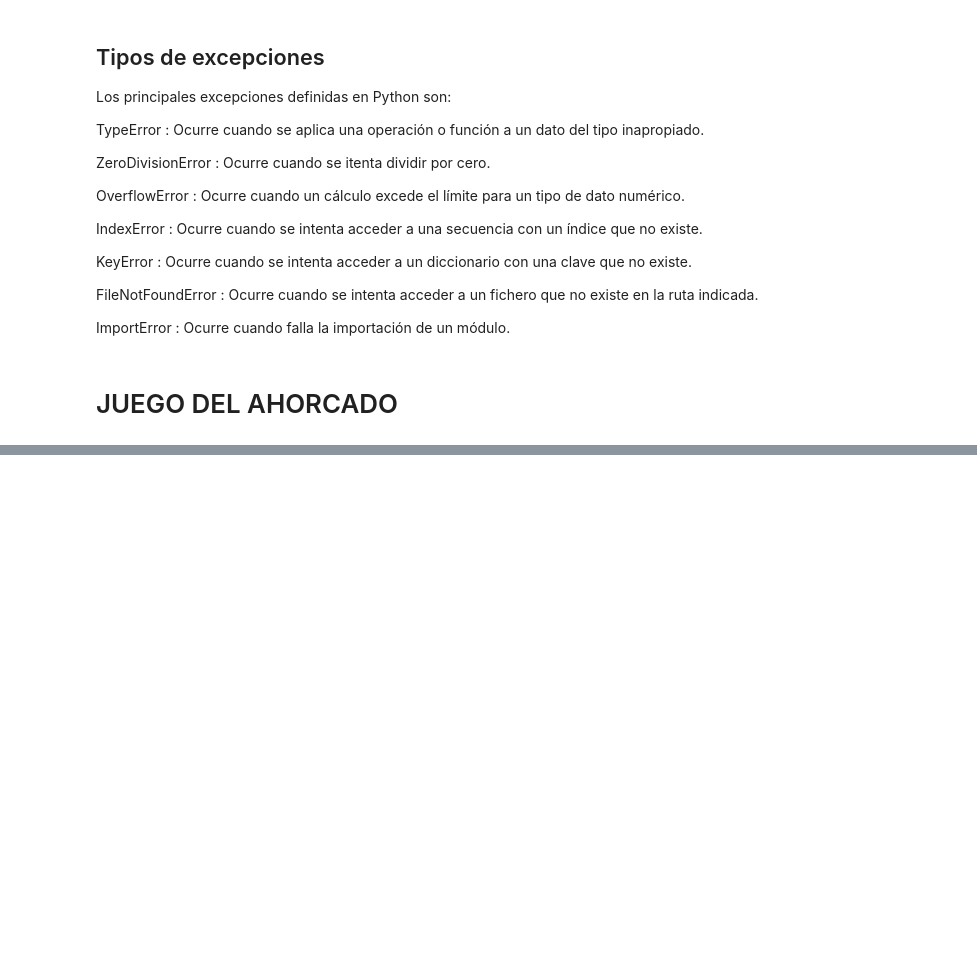
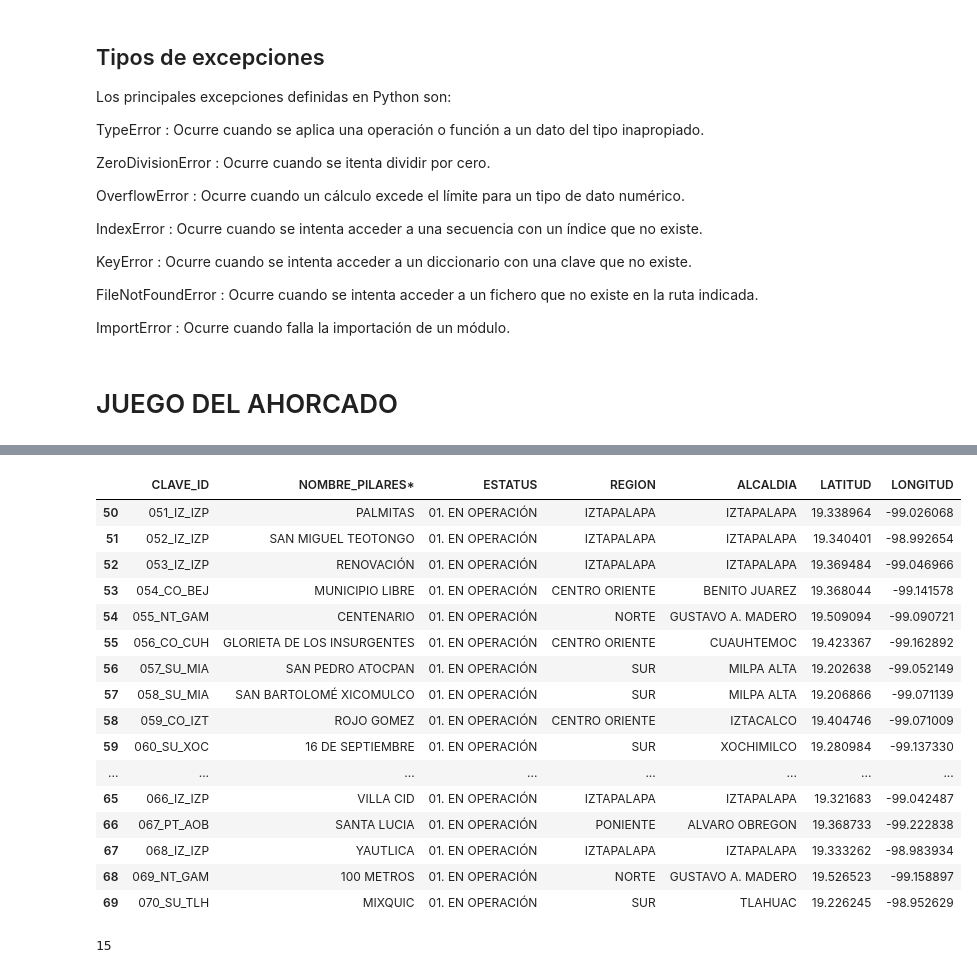
Before and after one commit to escuelaDeCodigoMargaritaMaza/Python, a Jupyter notebook: CuadernoTrabajo.ipynb, the cells around one changed output, grey strips where cells are left out. Saved outputs shown, nothing was run; the diff lists cells and outputs as text; code cells hidden in the pictures; blank space fills up the shorter version.

```diff
--- a/CuadernoTrabajo.ipynb
+++ b/CuadernoTrabajo.ipynb
@@ -1750,0 +2021,25 @@ jugador1.jugar()
+# %%
+pilares.iloc[50]
+pilares.iloc[50:70]
+# %% [output]
+|  | CLAVE_ID | NOMBRE_PILARES* | ESTATUS | REGION | ALCALDIA | LATITUD | LONGITUD |
+| 50 | 051_IZ_IZP | PALMITAS | 01. EN OPERACIÓN | IZTAPALAPA | IZTAPALAPA | 19.338964 | -99.026068 |
+| 51 | 052_IZ_IZP | SAN MIGUEL TEOTONGO | 01. EN OPERACIÓN | IZTAPALAPA | IZTAPALAPA | 19.340401 | -98.992654 |
+| 52 | 053_IZ_IZP | RENOVACIÓN | 01. EN OPERACIÓN | IZTAPALAPA | IZTAPALAPA | 19.369484 | -99.046966 |
+| 53 | 054_CO_BEJ | MUNICIPIO LIBRE | 01. EN OPERACIÓN | CENTRO ORIENTE | BENITO JUAREZ | 19.368044 | -99.141578 |
+| 54 | 055_NT_GAM | CENTENARIO | 01. EN OPERACIÓN | NORTE | GUSTAVO A. MADERO | 19.509094 | -99.090721 |
+| 55 | 056_CO_CUH | GLORIETA DE LOS INSURGENTES | 01. EN OPERACIÓN | CENTRO ORIENTE | CUAUHTEMOC | 19.423367 | -99.162892 |
+| 56 | 057_SU_MIA | SAN PEDRO ATOCPAN | 01. EN OPERACIÓN | SUR | MILPA ALTA | 19.202638 | -99.052149 |
+| 57 | 058_SU_MIA | SAN BARTOLOMÉ XICOMULCO | 01. EN OPERACIÓN | SUR | MILPA ALTA | 19.206866 | -99.071139 |
+| 58 | 059_CO_IZT | ROJO GOMEZ | 01. EN OPERACIÓN | CENTRO ORIENTE | IZTACALCO | 19.404746 | -99.071009 |
+| 59 | 060_SU_XOC | 16 DE SEPTIEMBRE | 01. EN OPERACIÓN | SUR | XOCHIMILCO | 19.280984 | -99.137330 |
+| ... | ... | ... | ... | ... | ... | ... | ... |
+| 65 | 066_IZ_IZP | VILLA CID | 01. EN OPERACIÓN | IZTAPALAPA | IZTAPALAPA | 19.321683 | -99.042487 |
+| 66 | 067_PT_AOB | SANTA LUCIA | 01. EN OPERACIÓN | PONIENTE | ALVARO OBREGON | 19.368733 | -99.222838 |
+| 67 | 068_IZ_IZP | YAUTLICA | 01. EN OPERACIÓN | IZTAPALAPA | IZTAPALAPA | 19.333262 | -98.983934 |
+| 68 | 069_NT_GAM | 100 METROS | 01. EN OPERACIÓN | NORTE | GUSTAVO A. MADERO | 19.526523 | -99.158897 |
+| 69 | 070_SU_TLH | MIXQUIC | 01. EN OPERACIÓN | SUR | TLAHUAC | 19.226245 | -98.952629 |
+# %%
+sum(pilares.ALCALDIA=='AZCAPOTZALCO')
+# %% [output]
+15
```
Also changed, not shown: parts of 48 cells of this notebook.
